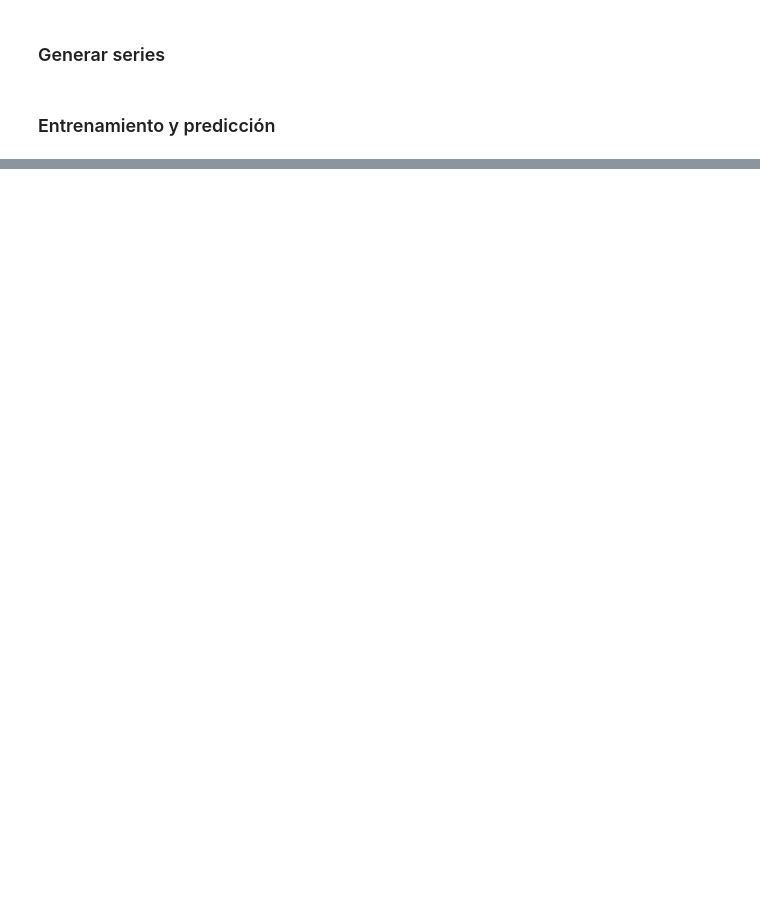
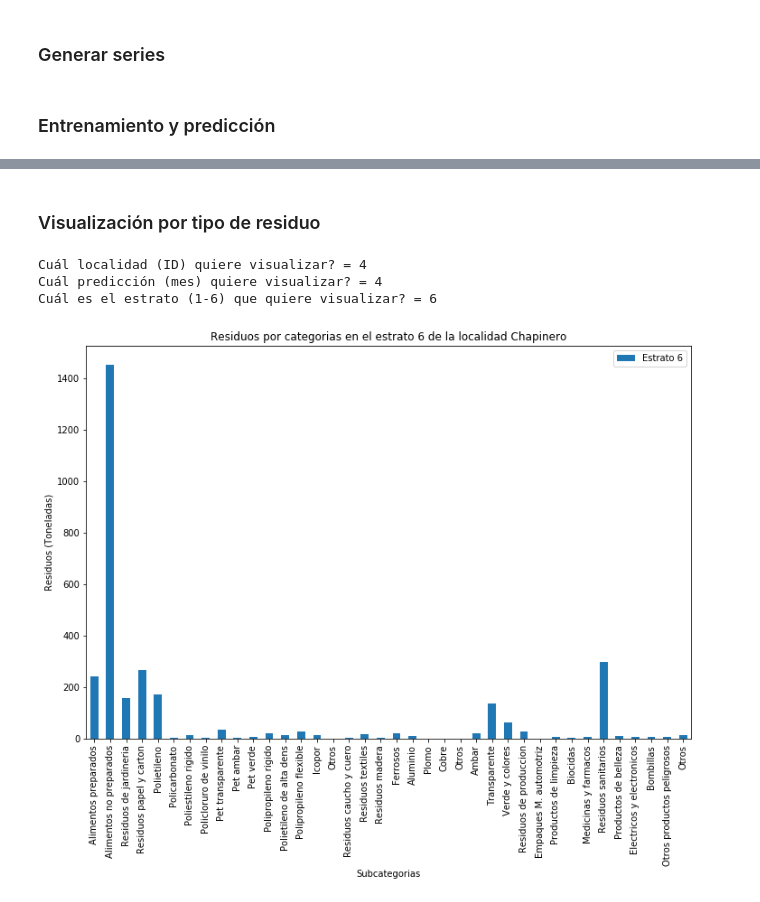
Before and after one commit to JefeLitman/Waste_prediction_in_Bogota, a Jupyter notebook: Notebook 3. Caracterización de residuos.ipynb, the cells around one changed output, grey strips where cells are left out. Saved outputs shown, nothing was run; the diff lists cells and outputs as text; code cells hidden in the pictures; blank space fills up the shorter version.

```diff
--- a/Notebook 3. Caracterización de residuos.ipynb
+++ b/Notebook 3. Caracterización de residuos.ipynb
@@ -71,0 +87,9 @@ Support vector (Coeficiente): 0.393
+# %% [markdown]
+### Visualización por tipo de residuo
+# %%
+func_tools.plot_caracterizacion(estratificacion, caracterizacion, residuos_estrato, parametros)
+# %% [output]
+Cuál localidad (ID) quiere visualizar? = 4
+Cuál predicción (mes) quiere visualizar? = 4
+Cuál es el estrato (1-6) que quiere visualizar? = 6
+[figure, added]
```
Also changed, not shown: parts of 10 cells of this notebook.
